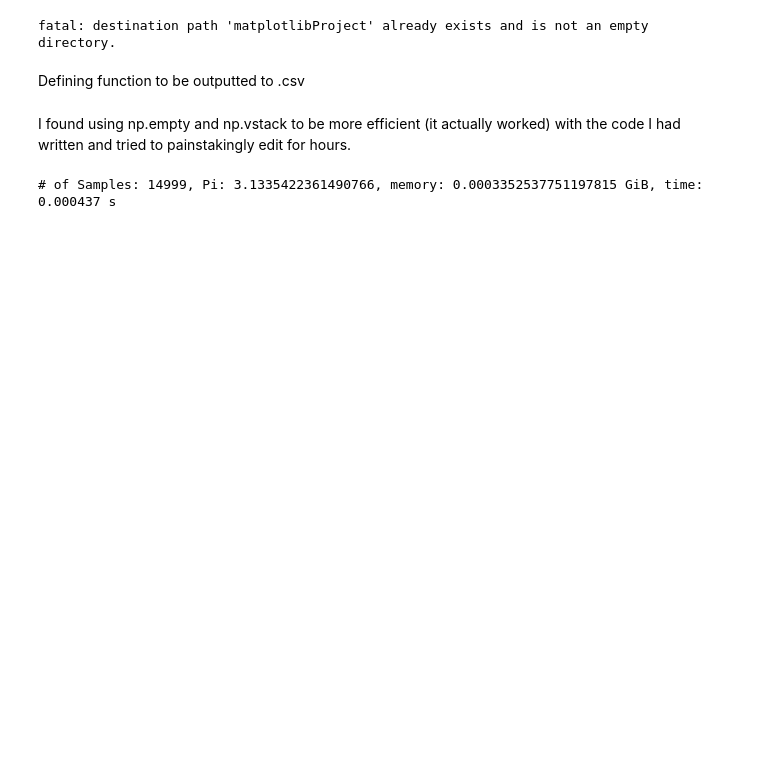
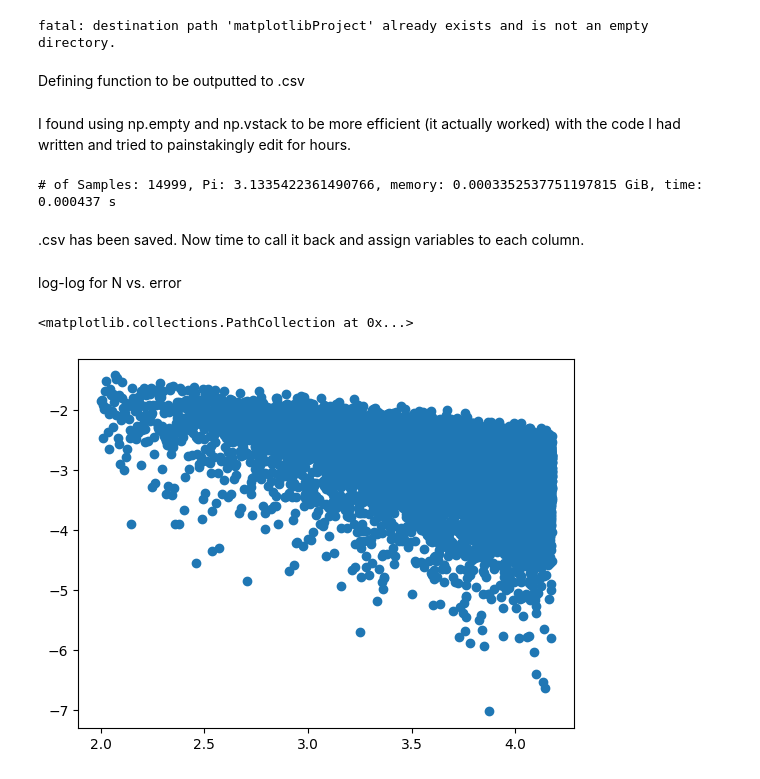
Before and after one commit to steinjm21/ColabInClass, a Jupyter notebook: matplotlibProject.ipynb, the cells around one changed output. Cells and saved outputs as stored; diff of their text form; code cells hidden in the pictures; blank space fills up the shorter version.

Commit message:
Plots are created. Memory plot needs some work

```diff
--- a/matplotlibProject.ipynb
+++ b/matplotlibProject.ipynb
@@ -40,6 +40,8 @@ if __name__ == '__main__':
     np.savetxt('matplotlibProject.csv', grid, delimiter=',')
 # %% [output]
 # of Samples: 14999, Pi: 3.1335422361490766, memory: 0.0003352537751197815 GiB, time: 0.000437 s
+# %% [markdown]
+.csv has been saved. Now time to call it back and assign variables to each column.
 # %%
 data = np.loadtxt(fname='matplotlibProject.csv',
 delimiter=',')
@@ -47,3 +49,17 @@ n_val=data[ : , 0 ]
 err_val=data[ : , 1]
 mem_val=data[ : , 2]
 time_val=data[ : , 3]
+# %% [markdown]
+log-log for N vs. error
+# %%
+import matplotlib
+log_n =[]
+for n in range(len(n_val)):
+ log_n.append(math.log(n_val[n],10))
+log_err =[]
+for err in err_val:
+ log_err.append(math.log(err,10))
+matplotlib.pyplot.scatter(log_n,log_err)
+# %% [output]
+<matplotlib.collections.PathCollection at 0x...>
+[figure, added]
```
Also changed, not shown: parts of 3 cells of this notebook.
